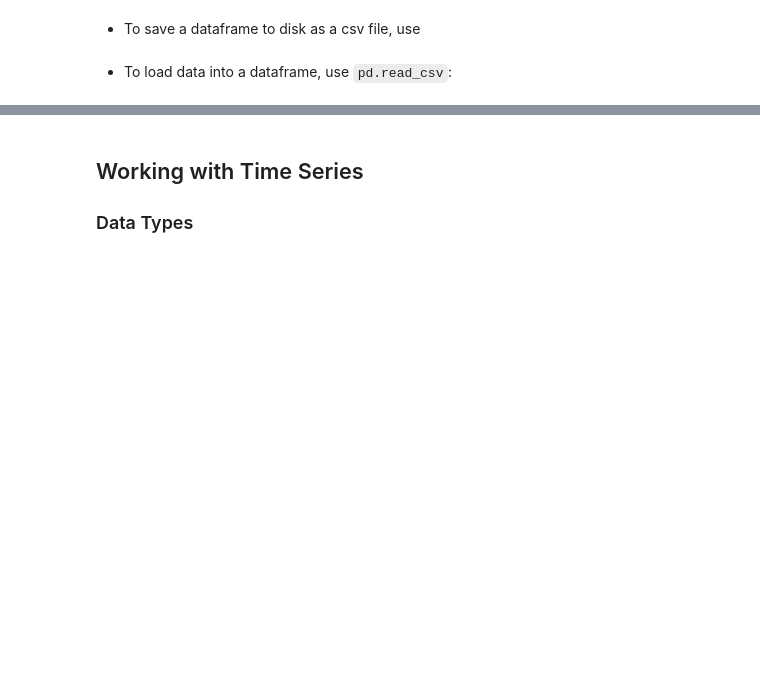
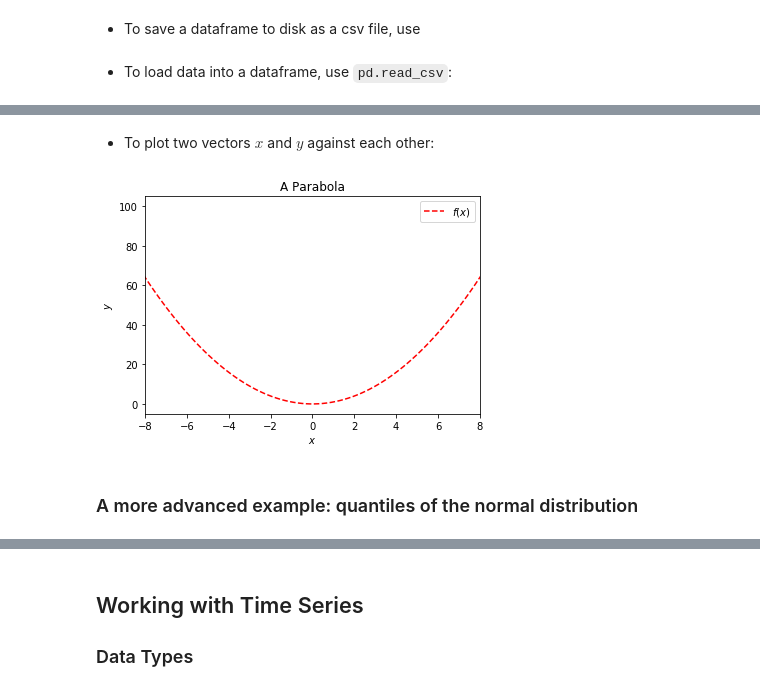
Before and after one commit to s-broda/IntroPython, a Jupyter notebook: slides/week9.ipynb, the cells around one changed output, grey strips where cells are left out. Saved outputs shown, nothing was run; the diff lists cells and outputs as text; code cells hidden in the pictures; blank space fills up the shorter version.

```diff
--- a/slides/week9.ipynb
+++ b/slides/week9.ipynb
@@ -98,0 +240,16 @@ df.head()
+# %% [markdown]
+* To plot two vectors $x$ and $y$ against each other:
+# %%
+x = np.linspace(-10, 10, 100)
+y = x**2
+plt.plot(x,y,'r--') # dashed red line
+plt.xlabel('$x$') # math (LaTeX) equations can be included by enclosing in $$.
+plt.ylabel('$y$')
+plt.title('A Parabola')
+plt.legend(['$f(x)$']) # expects a list of strings
+plt.xlim(xmin=-8, xmax=8); # axis limits
+#plt.savefig('filename.svg') # save the plot to disk
+# %% [output]
+[figure, added]
+# %% [markdown]
+### A more advanced example: quantiles of the normal distribution
```
Also changed, not shown: parts of 47 cells of this notebook, 1 other file.
